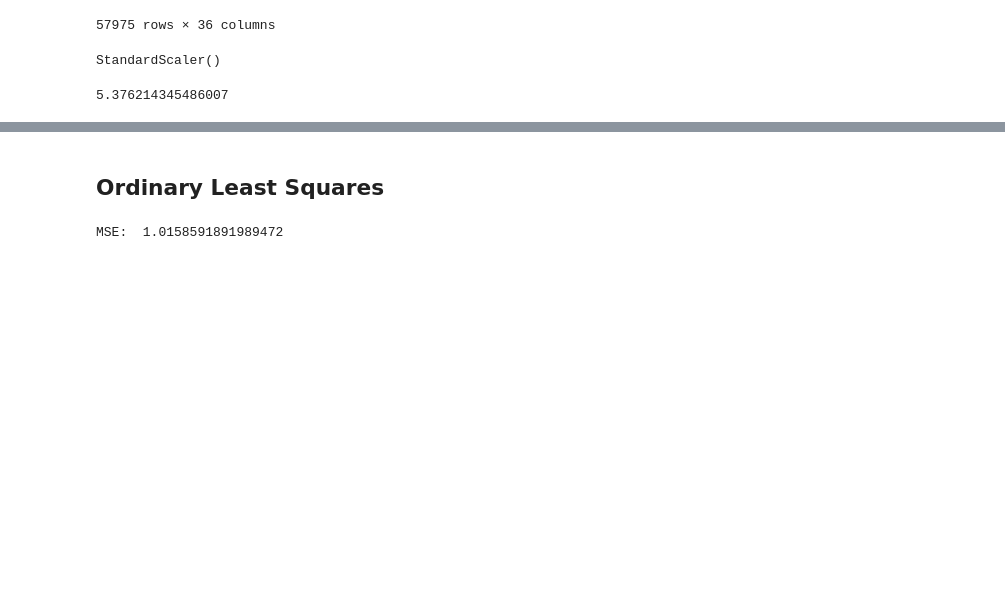
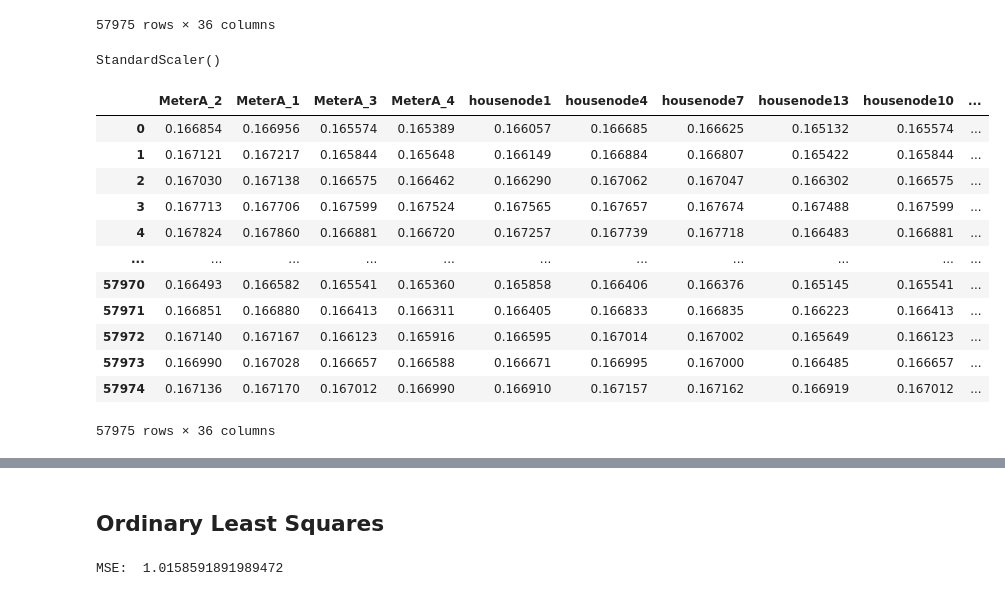
Before and after one commit to pragnaS/grid-edge, a Jupyter notebook: models/linear/Anissa_Linear_Model.ipynb, the cells around one changed output, grey strips where cells are left out. Cells and saved outputs as stored; diff of their text form; code cells hidden in the pictures; blank space fills up the shorter version.

Commit message:
MSE scaling by only L2 norm

```diff
--- a/models/linear/Anissa_Linear_Model.ipynb
+++ b/models/linear/Anissa_Linear_Model.ipynb
@@ -386,19 +386,46 @@ scaled_y_pred = scaledDF[:57975]
 scaled_y_test = scaledDF[57975:]
 # %%
 #finding L2 norm of the y_test_scaled vectors
-L2_ratios = []
-for index, row in scaled_y_test.iterrows():
-    L2_ratios.append(LA.norm(row))
+# L2_ratios = []
+# for index, row in scaled_y_test.iterrows():
+#     L2_ratios.append(LA.norm(row))
-# %%
-L2_ratios[0]
-# %% [output]
-5.376214345486007
+# %%
+#UPDATED VERSION
+L2_ratios = []
+for index, row in y_test.iterrows():
+    L2_ratios.append(LA.norm(row))
 # %%
 #dividing all y_pred by the L2 ratios:
-ratio_index = 0
-scaled_ratio_y_pred = []
-for index, row in scaled_y_pred.iterrows():
-    scaled_ratio_y_pred.append(row/L2_ratios[ratio_index])
-    ratio_index += 1
+# ratio_index = 0
+# scaled_ratio_y_pred = []
+# for index, row in scaled_y_pred.iterrows():
+#     scaled_ratio_y_pred.append(row/L2_ratios[ratio_index])
+#     ratio_index += 1
 
-scaled_ratio_y_pred
+# scaled_ratio_y_pred
+# %%
+#UPDATED dividing all y_pred by the L2 ratios:
+ratio_index = 0
+L2_norm_y_pred = []
+for index, row in df_y_pred.iterrows():
+    L2_norm_y_pred.append(row/L2_ratios[ratio_index])
+    ratio_index += 1
+
+L2_norm_y_pred
+# %%
+df_L2_norm_y_pred = pd.DataFrame(L2_norm_y_pred, columns = names)
+df_L2_norm_y_pred
+# %% [output]
+|  | MeterA_2 | MeterA_1 | MeterA_3 | MeterA_4 | housenode1 | housenode4 | housenode7 | housenode13 | housenode10 | ... |
+| 0 | 0.166854 | 0.166956 | 0.165574 | 0.165389 | 0.166057 | 0.166685 | 0.166625 | 0.165132 | 0.165574 | ... |
+| 1 | 0.167121 | 0.167217 | 0.165844 | 0.165648 | 0.166149 | 0.166884 | 0.166807 | 0.165422 | 0.165844 | ... |
+| 2 | 0.167030 | 0.167138 | 0.166575 | 0.166462 | 0.166290 | 0.167062 | 0.167047 | 0.166302 | 0.166575 | ... |
+| 3 | 0.167713 | 0.167706 | 0.167599 | 0.167524 | 0.167565 | 0.167657 | 0.167674 | 0.167488 | 0.167599 | ... |
+| 4 | 0.167824 | 0.167860 | 0.166881 | 0.166720 | 0.167257 | 0.167739 | 0.167718 | 0.166483 | 0.166881 | ... |
+| ... | ... | ... | ... | ... | ... | ... | ... | ... | ... | ... |
+| 57970 | 0.166493 | 0.166582 | 0.165541 | 0.165360 | 0.165858 | 0.166406 | 0.166376 | 0.165145 | 0.165541 | ... |
+| 57971 | 0.166851 | 0.166880 | 0.166413 | 0.166311 | 0.166405 | 0.166833 | 0.166835 | 0.166223 | 0.166413 | ... |
+| 57972 | 0.167140 | 0.167167 | 0.166123 | 0.165916 | 0.166595 | 0.167014 | 0.167002 | 0.165649 | 0.166123 | ... |
+| 57973 | 0.166990 | 0.167028 | 0.166657 | 0.166588 | 0.166671 | 0.166995 | 0.167000 | 0.166485 | 0.166657 | ... |
+| 57974 | 0.167136 | 0.167170 | 0.167012 | 0.166990 | 0.166910 | 0.167157 | 0.167162 | 0.166919 | 0.167012 | ... |
+57975 rows × 36 columns
```
Also changed, not shown: parts of 7 cells of this notebook.
